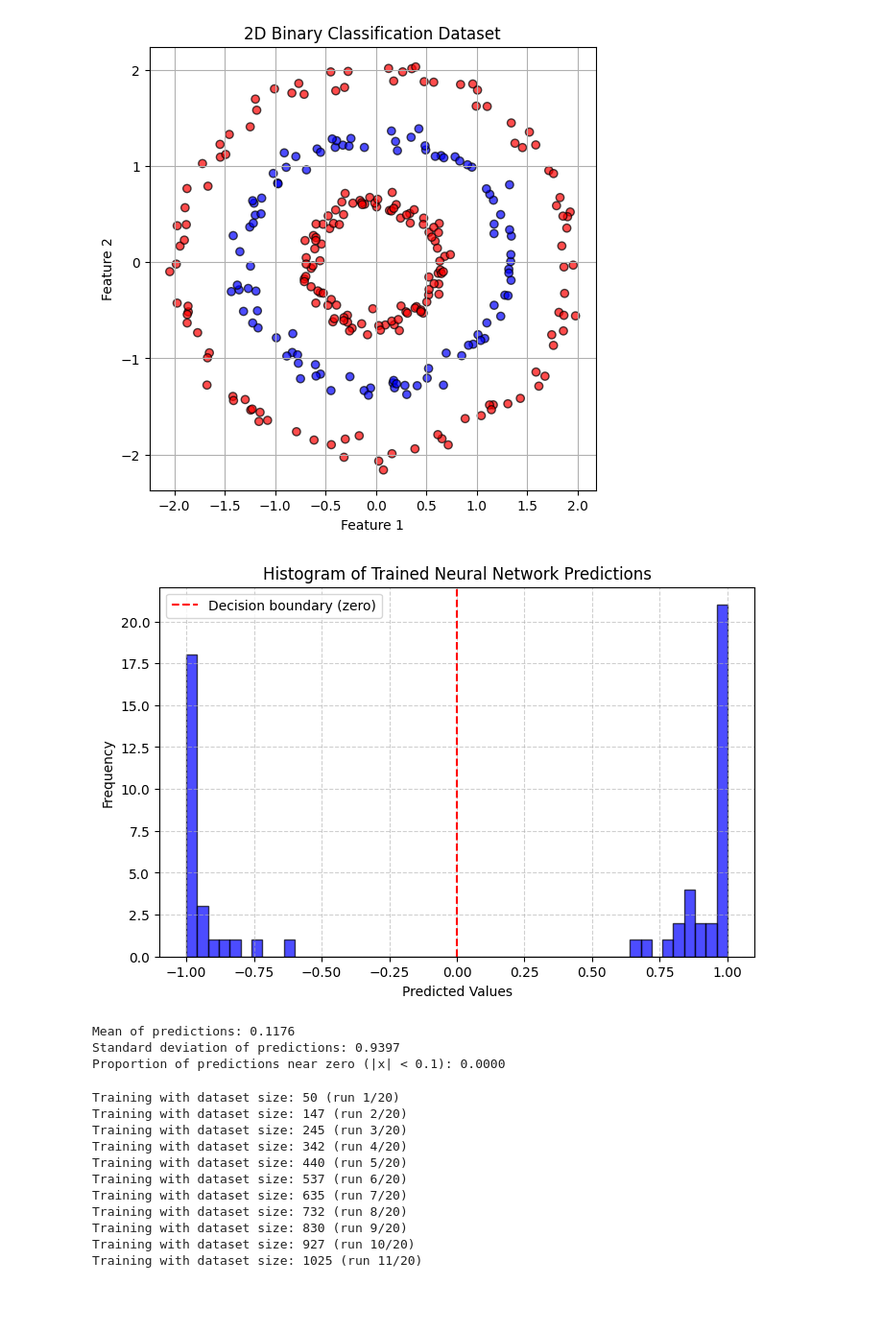
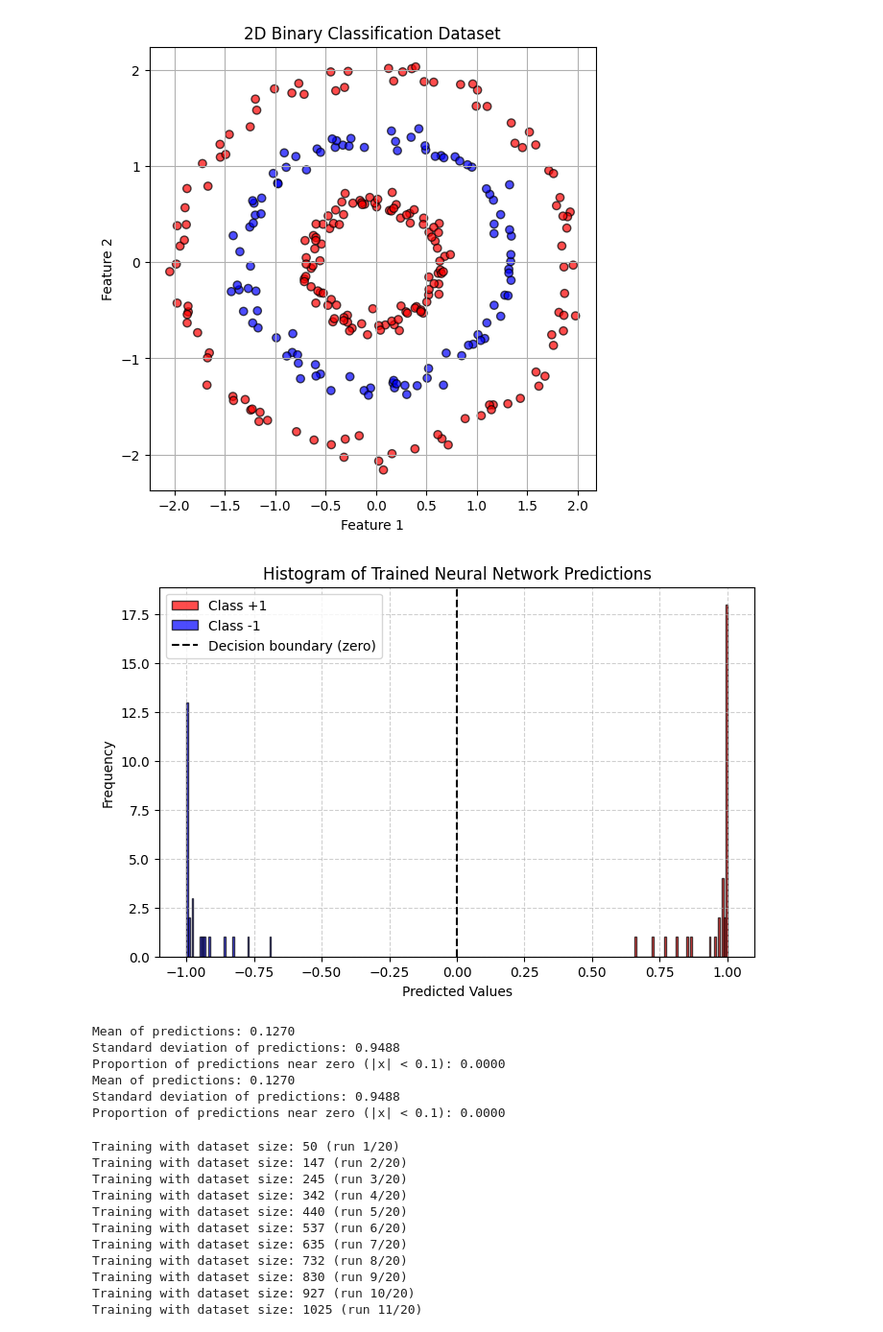
Before and after one commit to StratosFair/DNN_Classifiers_Fast_Rates, a Jupyter notebook: concentric_circles_hard_margin.ipynb, the cells around one changed output. Shown at 96% size. Cells and saved outputs as stored; diff of their text form; code cells hidden in the pictures; blank space fills up the shorter version.

```diff
--- a/concentric_circles_hard_margin.ipynb
+++ b/concentric_circles_hard_margin.ipynb
@@ -115,40 +115,53 @@ def plot_nn_histogram(X_train, y_train, X_val, y_val, epochs=5000, bins=50):
     with torch.no_grad():
         val_outputs = model(X_val).squeeze().numpy()  # Validation predictions
 
     val_outputs = np.clip(val_outputs, -1, 1)
 
     # Plot the histogram of predictions
     plt.figure(figsize=(8, 5))
-    plt.hist(val_outputs, bins=bins, color='blue', edgecolor='black', alpha=0.7)
-    plt.axvline(x=0, color='red', linestyle='--', label="Decision boundary (zero)")
+    plt.hist(
+        val_outputs[val_outputs >= 0], bins=bins, color='red', edgecolor='black', alpha=0.7, label='Class +1'
+    )
+    plt.hist(
+        val_outputs[val_outputs < 0], bins=bins, color='blue', edgecolor='black', alpha=0.7, label='Class -1'
+    )
+    plt.axvline(x=0, color='black', linestyle='--', label="Decision boundary (zero)")
     plt.title("Histogram of Trained Neural Network Predictions")
     plt.xlabel("Predicted Values")
     plt.ylabel("Frequency")
     plt.legend()
     plt.grid(True, linestyle="--", alpha=0.6)
     plt.show()
+
+    # Print some stats about the predictions
+    print(f"Mean of predictions: {np.mean(val_outputs):.4f}")
+    print(f"Standard deviation of predictions: {np.std(val_outputs):.4f}")
+    print(f"Proportion of predictions near zero (|x| < 0.1): {np.mean(np.abs(val_outputs) < 0.1):.4f}")
 
     # Print some stats about the predictions
     print(f"Mean of predictions: {np.mean(val_outputs):.4f}")
     print(f"Standard deviation of predictions: {np.std(val_outputs):.4f}")
     print(f"Proportion of predictions near zero (|x| < 0.1): {np.mean(np.abs(val_outputs) < 0.1):.4f}")
 
 # Generate dataset for visualization and split into train/validation sets
 n_samples = 300
 X, y = generate_2d_dataset(n_samples, n_circles=3, noise=0.1)
 X_train, X_val, y_train, y_val = train_test_split(X, y, test_size=0.2, random_state=42)
 
 # Plot the dataset (optional, for visualization purposes)
 plot_dataset(X, y)
 
 # Train the neural network and plot histogram of predictions
-plot_nn_histogram(X_train, y_train, X_val, y_val, epochs=1000, bins=50)
+plot_nn_histogram(X_train, y_train, X_val, y_val, epochs=5000, bins=50)
 # %% [output]
 [figure]
-[figure, old version]
+[figure, new version]
-Mean of predictions: 0.1176
-Standard deviation of predictions: 0.9397
+Mean of predictions: 0.1270
+Standard deviation of predictions: 0.9488
 Proportion of predictions near zero (|x| < 0.1): 0.0000
+Mean of predictions: 0.1270
+Standard deviation of predictions: 0.9488
+Proportion of predictions near zero (|x| < 0.1): 0.0000
 # %%
 def run_experiment(sample_sizes, epochs=5000):
     """
```
